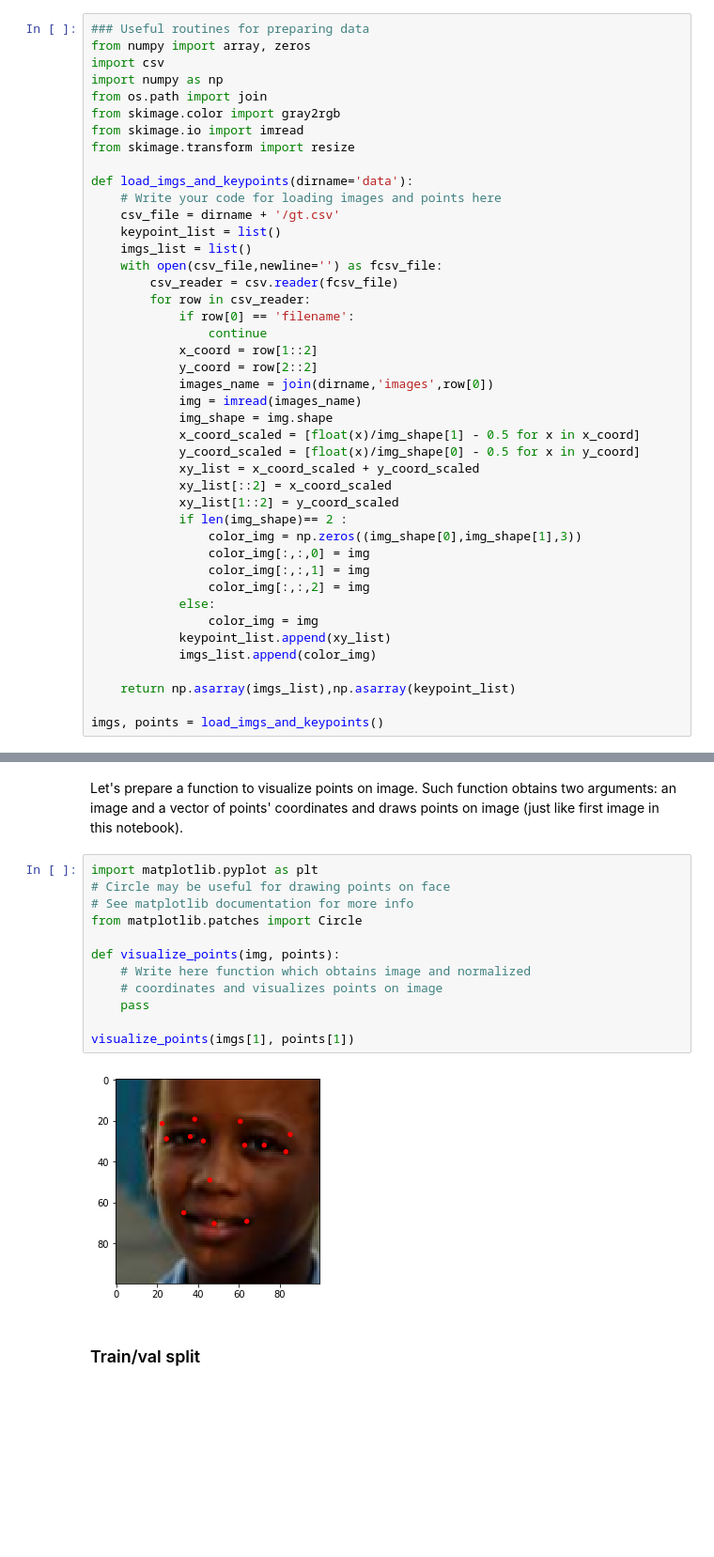
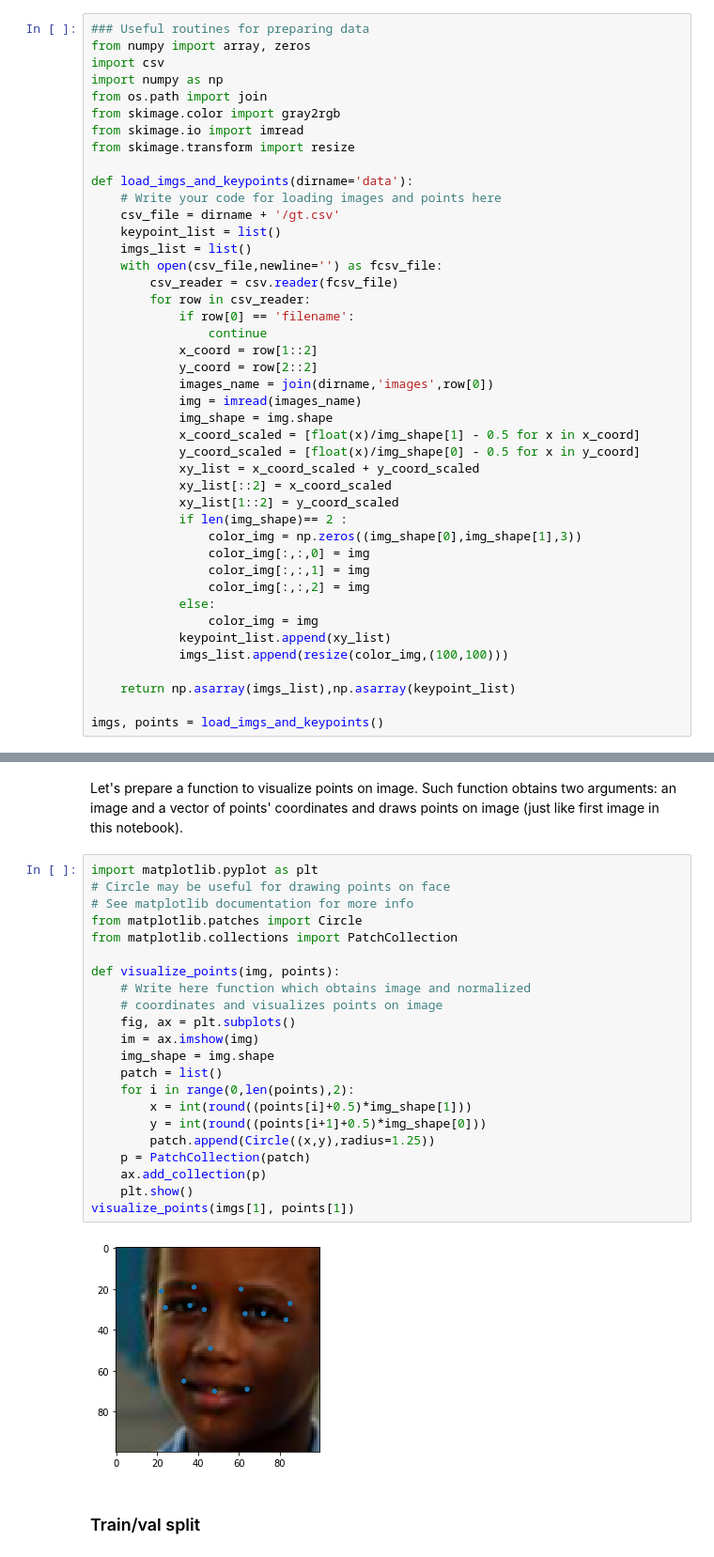
Before and after one commit to cr-bharath/Deep-learning-in-Computer-Vision-Coursera, a Jupyter notebook: Week2/Facial keypoints.ipynb, the cells around one changed output, grey strips where cells are left out. Shown at 94% size. Drawn from its saved outputs; the diff is of its cells as text; blank space fills up the shorter version.

```diff
--- a/Week2/Facial keypoints.ipynb
+++ b/Week2/Facial keypoints.ipynb
@@ -56,7 +56,7 @@ def load_imgs_and_keypoints(dirname='data'):
             else:
                 color_img = img
             keypoint_list.append(xy_list)
-            imgs_list.append(color_img)
+            imgs_list.append(resize(color_img,(100,100)))
 
     return np.asarray(imgs_list),np.asarray(keypoint_list)
 
@@ -82,17 +82,27 @@ Let's prepare a function to visualize points on image. Such function obtains two
 # %%
 import matplotlib.pyplot as plt
 # Circle may be useful for drawing points on face
 # See matplotlib documentation for more info
 from matplotlib.patches import Circle
+from matplotlib.collections import PatchCollection
 
 def visualize_points(img, points):
     # Write here function which obtains image and normalized
     # coordinates and visualizes points on image
-    pass
-
+    fig, ax = plt.subplots()
+    im = ax.imshow(img)
+    img_shape = img.shape
+    patch = list()
+    for i in range(0,len(points),2):
+        x = int(round((points[i]+0.5)*img_shape[1]))
+        y = int(round((points[i+1]+0.5)*img_shape[0]))
+        patch.append(Circle((x,y),radius=1.25))
+    p = PatchCollection(patch)
+    ax.add_collection(p)
+    plt.show()
 visualize_points(imgs[1], points[1])
 # %% [output]
-[figure, old version]
+[figure, new version]
 # %% [markdown]
 ### Train/val split
 # %% [markdown]
```
Also changed, not shown: parts of 5 cells of this notebook.
